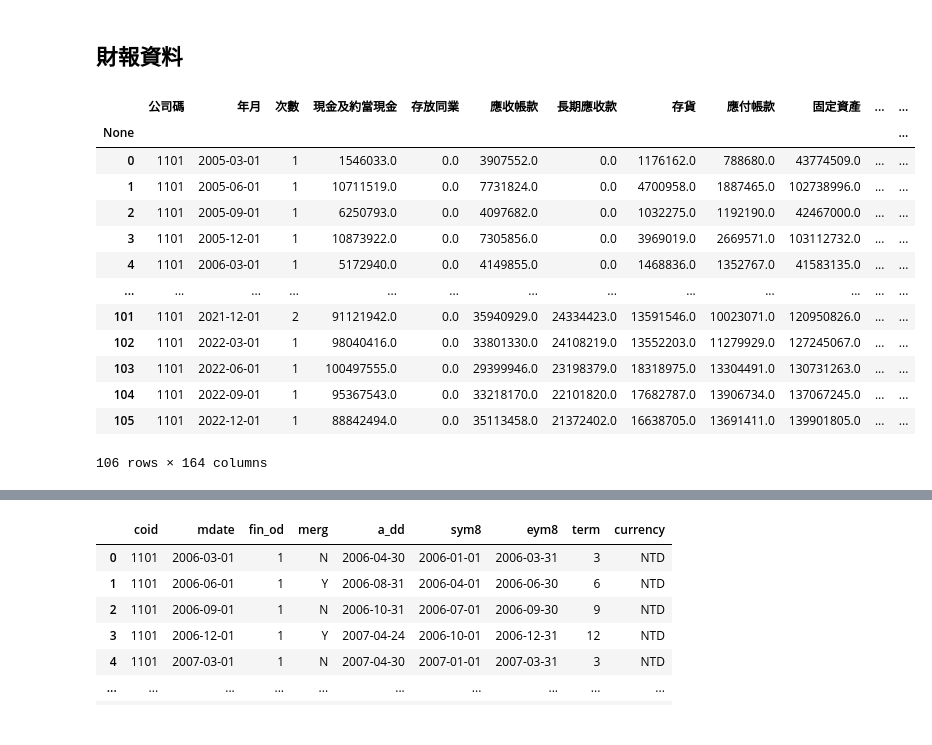
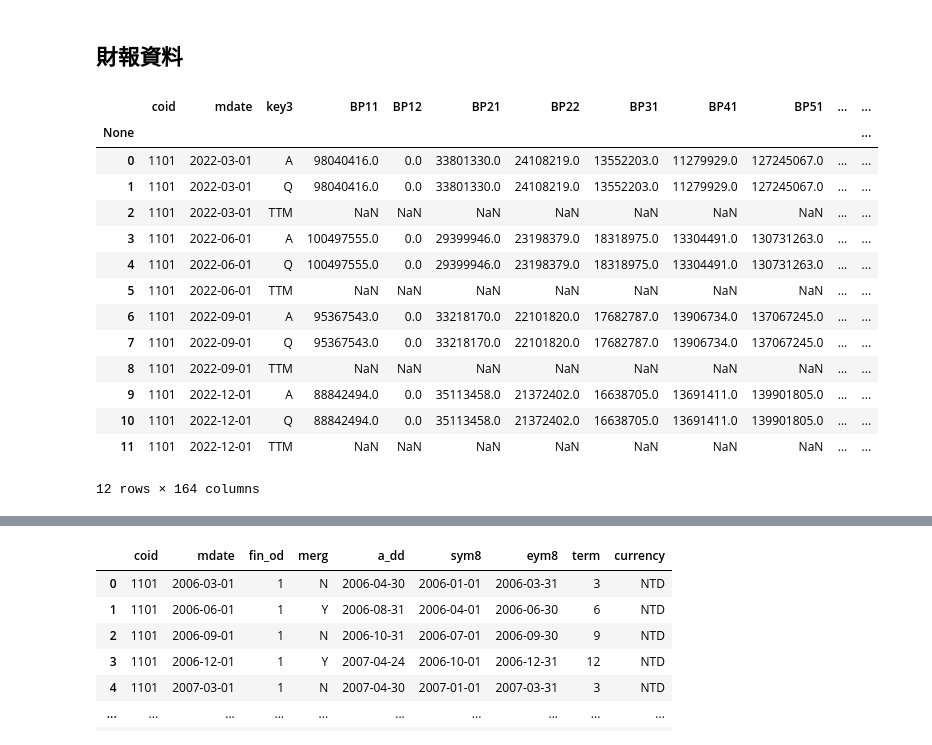
Before and after one commit to LEOHuang5555/TEJ-Tool-API, a Jupyter notebook: test.ipynb, the cells around one changed output, grey strips where cells are left out. Drawn from its saved outputs; the diff is of its cells as text; code cells hidden in the pictures.

```diff
--- a/test.ipynb
+++ b/test.ipynb
@@ -280,21 +189,23 @@ step_4
 # %%
 fin_auditor = tejapi.get('TWN/AINVFINQ',
                          coid = '1101',
                          opts = {'pivot':True},
-                         chinese_column_name = True)
+                         chinese_column_name = False
+                         )
 fin_auditor
 # %% [output]
-|  | 公司碼 | 年月 | 次數 | 現金及約當現金 | 存放同業 | 應收帳款 | 長期應收款 | 存貨 | 應付帳款 | 固定資產 | ... | ... |
+|  | coid | mdate | key3 | BP11 | BP12 | BP21 | BP22 | BP31 | BP41 | BP51 | ... | ... |
 | None |  |  |  |  |  |  |  |  |  |  |  | ... |
-| 0 | 1101 | 2005-03-01 | 1 | 1546033.0 | 0.0 | 3907552.0 | 0.0 | 1176162.0 | 788680.0 | 43774509.0 | ... | ... |
-| 1 | 1101 | 2005-06-01 | 1 | 10711519.0 | 0.0 | 7731824.0 | 0.0 | 4700958.0 | 1887465.0 | 102738996.0 | ... | ... |
-| 2 | 1101 | 2005-09-01 | 1 | 6250793.0 | 0.0 | 4097682.0 | 0.0 | 1032275.0 | 1192190.0 | 42467000.0 | ... | ... |
-| 3 | 1101 | 2005-12-01 | 1 | 10873922.0 | 0.0 | 7305856.0 | 0.0 | 3969019.0 | 2669571.0 | 103112732.0 | ... | ... |
-| 4 | 1101 | 2006-03-01 | 1 | 5172940.0 | 0.0 | 4149855.0 | 0.0 | 1468836.0 | 1352767.0 | 41583135.0 | ... | ... |
-| ... | ... | ... | ... | ... | ... | ... | ... | ... | ... | ... | ... | ... |
-| 101 | 1101 | 2021-12-01 | 2 | 91121942.0 | 0.0 | 35940929.0 | 24334423.0 | 13591546.0 | 10023071.0 | 120950826.0 | ... | ... |
-| 102 | 1101 | 2022-03-01 | 1 | 98040416.0 | 0.0 | 33801330.0 | 24108219.0 | 13552203.0 | 11279929.0 | 127245067.0 | ... | ... |
-| 103 | 1101 | 2022-06-01 | 1 | 100497555.0 | 0.0 | 29399946.0 | 23198379.0 | 18318975.0 | 13304491.0 | 130731263.0 | ... | ... |
-| 104 | 1101 | 2022-09-01 | 1 | 95367543.0 | 0.0 | 33218170.0 | 22101820.0 | 17682787.0 | 13906734.0 | 137067245.0 | ... | ... |
-| 105 | 1101 | 2022-12-01 | 1 | 88842494.0 | 0.0 | 35113458.0 | 21372402.0 | 16638705.0 | 13691411.0 | 139901805.0 | ... | ... |
+| 0 | 1101 | 2022-03-01 | A | 98040416.0 | 0.0 | 33801330.0 | 24108219.0 | 13552203.0 | 11279929.0 | 127245067.0 | ... | ... |
+| 1 | 1101 | 2022-03-01 | Q | 98040416.0 | 0.0 | 33801330.0 | 24108219.0 | 13552203.0 | 11279929.0 | 127245067.0 | ... | ... |
+| 2 | 1101 | 2022-03-01 | TTM | NaN | NaN | NaN | NaN | NaN | NaN | NaN | ... | ... |
+| 3 | 1101 | 2022-06-01 | A | 100497555.0 | 0.0 | 29399946.0 | 23198379.0 | 18318975.0 | 13304491.0 | 130731263.0 | ... | ... |
+| 4 | 1101 | 2022-06-01 | Q | 100497555.0 | 0.0 | 29399946.0 | 23198379.0 | 18318975.0 | 13304491.0 | 130731263.0 | ... | ... |
+| 5 | 1101 | 2022-06-01 | TTM | NaN | NaN | NaN | NaN | NaN | NaN | NaN | ... | ... |
+| 6 | 1101 | 2022-09-01 | A | 95367543.0 | 0.0 | 33218170.0 | 22101820.0 | 17682787.0 | 13906734.0 | 137067245.0 | ... | ... |
+| 7 | 1101 | 2022-09-01 | Q | 95367543.0 | 0.0 | 33218170.0 | 22101820.0 | 17682787.0 | 13906734.0 | 137067245.0 | ... | ... |
+| 8 | 1101 | 2022-09-01 | TTM | NaN | NaN | NaN | NaN | NaN | NaN | NaN | ... | ... |
+| 9 | 1101 | 2022-12-01 | A | 88842494.0 | 0.0 | 35113458.0 | 21372402.0 | 16638705.0 | 13691411.0 | 139901805.0 | ... | ... |
+| 10 | 1101 | 2022-12-01 | Q | 88842494.0 | 0.0 | 35113458.0 | 21372402.0 | 16638705.0 | 13691411.0 | 139901805.0 | ... | ... |
+| 11 | 1101 | 2022-12-01 | TTM | NaN | NaN | NaN | NaN | NaN | NaN | NaN | ... | ... |
-106 rows × 164 columns
+12 rows × 164 columns
```
Also changed, not shown: parts of 31 cells of this notebook, 7 other files.
